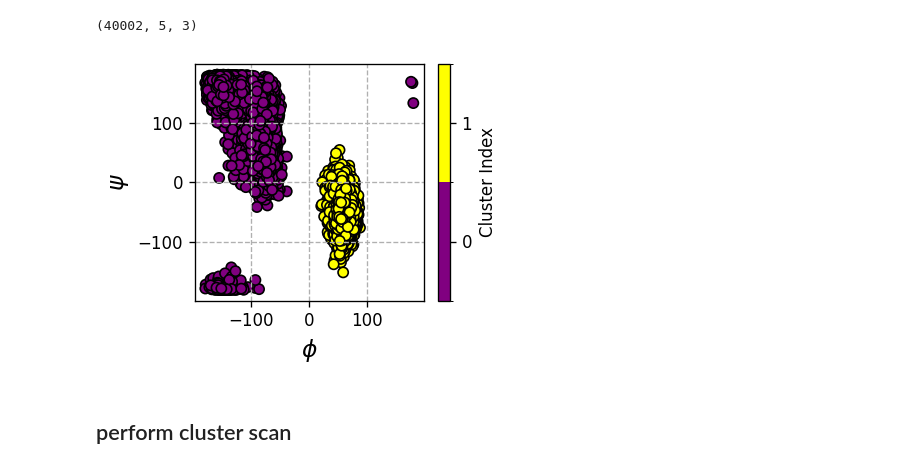
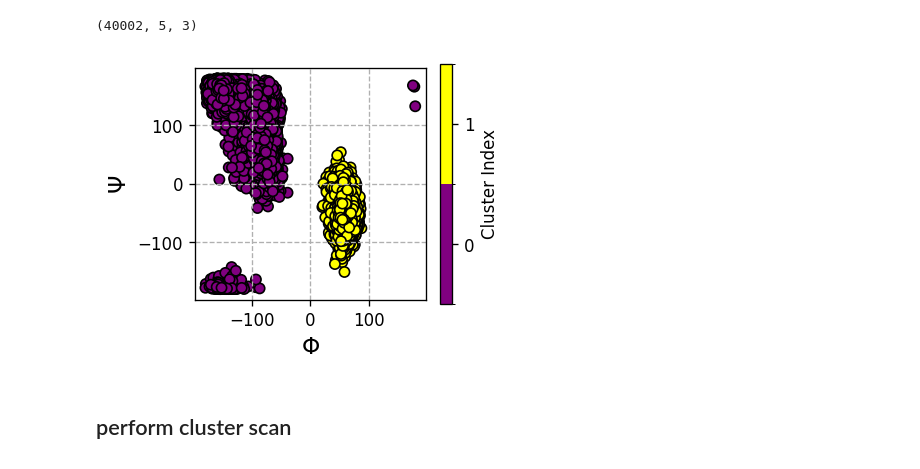
Before and after one commit to hocky-research-group/ShapeGMM_tutorial_2025, a Jupyter notebook: analyze_data/Part1_Clustering_LDA.ipynb, the cells around one changed output. Cells and saved outputs as stored; diff of their text form; code cells hidden in the pictures.

```diff
--- a/analyze_data/Part1_Clustering_LDA.ipynb
+++ b/analyze_data/Part1_Clustering_LDA.ipynb
@@ -70,25 +70,27 @@ phi, psi = calc_phi_psi(trajData)
 # %%
 from matplotlib.colors import ListedColormap, BoundaryNorm
 
 colors = ['purple', 'darkcyan', 'yellow']
 cluster_boundaries = [0, 1, 2]  # You need one more boundary than the number of colors
 cmap = ListedColormap(colors)
 norm = BoundaryNorm(cluster_boundaries, cmap.N)
 
 trajectory_ids = [0]*(len(trajData)//2) + [1]*(len(trajData)//2)
 
 plt.figure(figsize=(3.5,2.8), dpi=120)
-plt.xlabel("$\phi$", fontsize=14)
-plt.ylabel("$\psi$", fontsize=14)
+plt.xlabel("$\Phi$", fontsize=14)
+plt.ylabel("$\Psi$", fontsize=14)
 plt.grid(axis='both', which='major', linestyle='--',)
-im = plt.scatter(phi, psi, c=trajectory_ids, marker='.', cmap=cmap, norm=norm, edgecolor='k', s=150)
+im = plt.scatter(phi, psi, c=trajectory_ids, marker='.', cmap=cmap, norm=norm, edgecolor='k', s=150,rasterized=True)
+plt.gca().set_aspect('equal')
 cbar = plt.colorbar(im, ticks=np.arange(0.5, 3, 1))
 cbar.set_ticklabels(np.arange(3))
 cbar.set_label('Cluster Index')
 plt.tight_layout()
 plt.savefig(os.path.join(output_folder,"ala_phipsi_scatter_trajcolor.pdf"))
+plt.savefig(os.path.join(output_folder,"ala_phipsi_scatter_trajcolor.png"))
 # %% [output]
-[figure, old version]
+[figure, new version]
 # %% [markdown]
 ## perform cluster scan
 # %%
```
Also changed, not shown: parts of 14 cells of this notebook.
